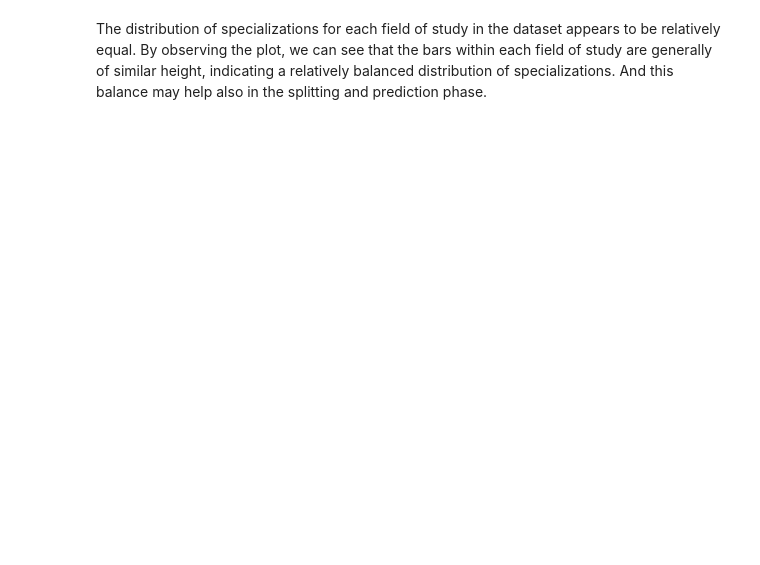
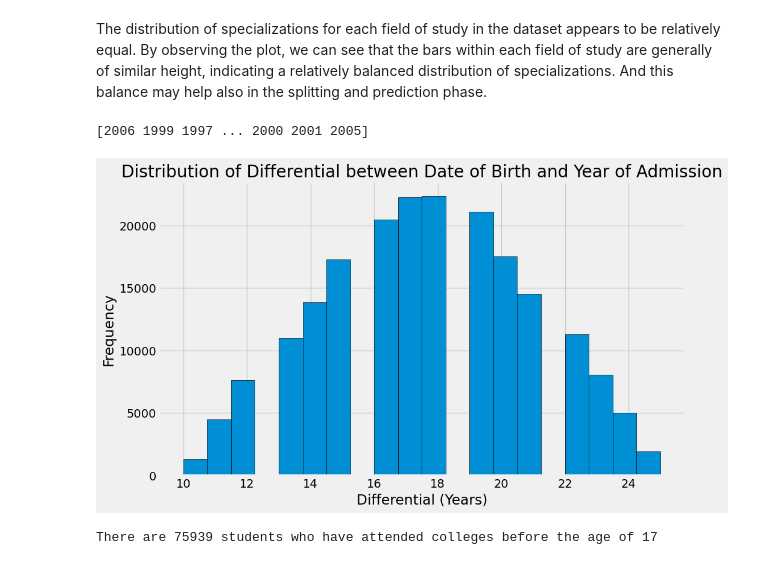
Before and after one commit to sami-rajichi/Machine-Learning-Pojects, a Jupyter notebook: student_enrollment/students_enrollments.ipynb, the cells around one changed output. Cells and saved outputs as stored; diff of their text form; code cells hidden in the pictures; blank space fills up the shorter version.

```diff
--- a/student_enrollment/students_enrollments.ipynb
+++ b/student_enrollment/students_enrollments.ipynb
@@ -183,2 +189,30 @@ plt.show()
 # %% [markdown]
 The distribution of specializations for each field of study in the dataset appears to be relatively equal. By observing the plot, we can see that the bars within each field of study are generally of similar height, indicating a relatively balanced distribution of specializations. And this balance may help also in the splitting and prediction phase.
+# %%
+# Defining the function that returns the Years part from Date of Birth
+def get_years(df):
+    # Split the "Date of Birth" column by the delimiter "-"
+    date_parts = df['Date of Birth'].astype(str).str.split('-')
+    # Extract the year from the split parts
+    return np.array([int(date[0]) for date in date_parts])
+
+print(get_years(data))
+# %% [output]
+[2006 1999 1997 ... 2000 2001 2005]
+# %%
+# Calculate the differential between Date of Birth and Year of Admission
+data['Differential'] = data['Year of Admission'] - get_years(data) # It's mandatory to cast the datatype of Date of Birth
+
+# Plot the histogram of the differentials
+plt.figure(figsize=(10, 6))
+plt.hist(data['Differential'], bins=20, edgecolor='black')
+plt.xlabel("Differential (Years)")
+plt.ylabel("Frequency")
+plt.title("Distribution of Differential between Date of Birth and Year of Admission")
+plt.show()
+# %% [output]
+[figure, added]
+# %%
+print('There are', data[data['Differential'] <= 16]['Differential'].count(), 'students who have attended colleges before the age of 17')
+# %% [output]
+There are 75939 students who have attended colleges before the age of 17
```
Also changed, not shown: parts of 55 cells of this notebook.
